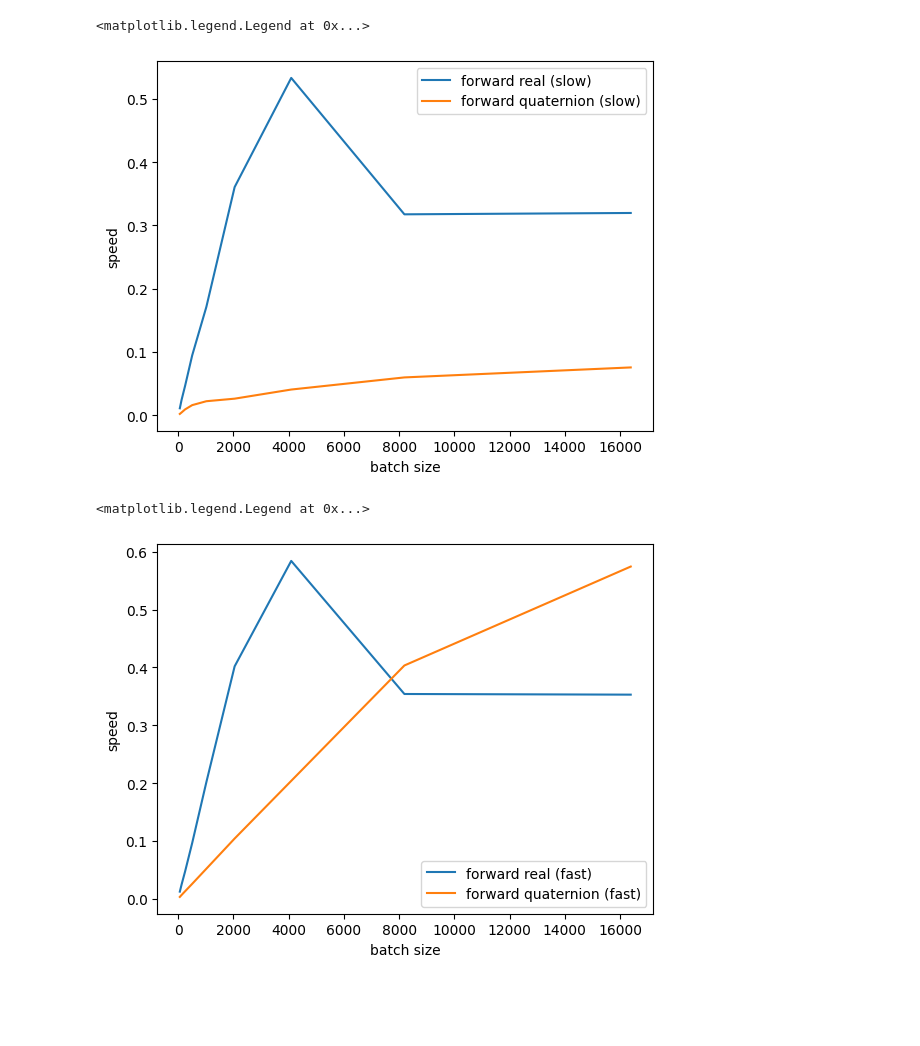
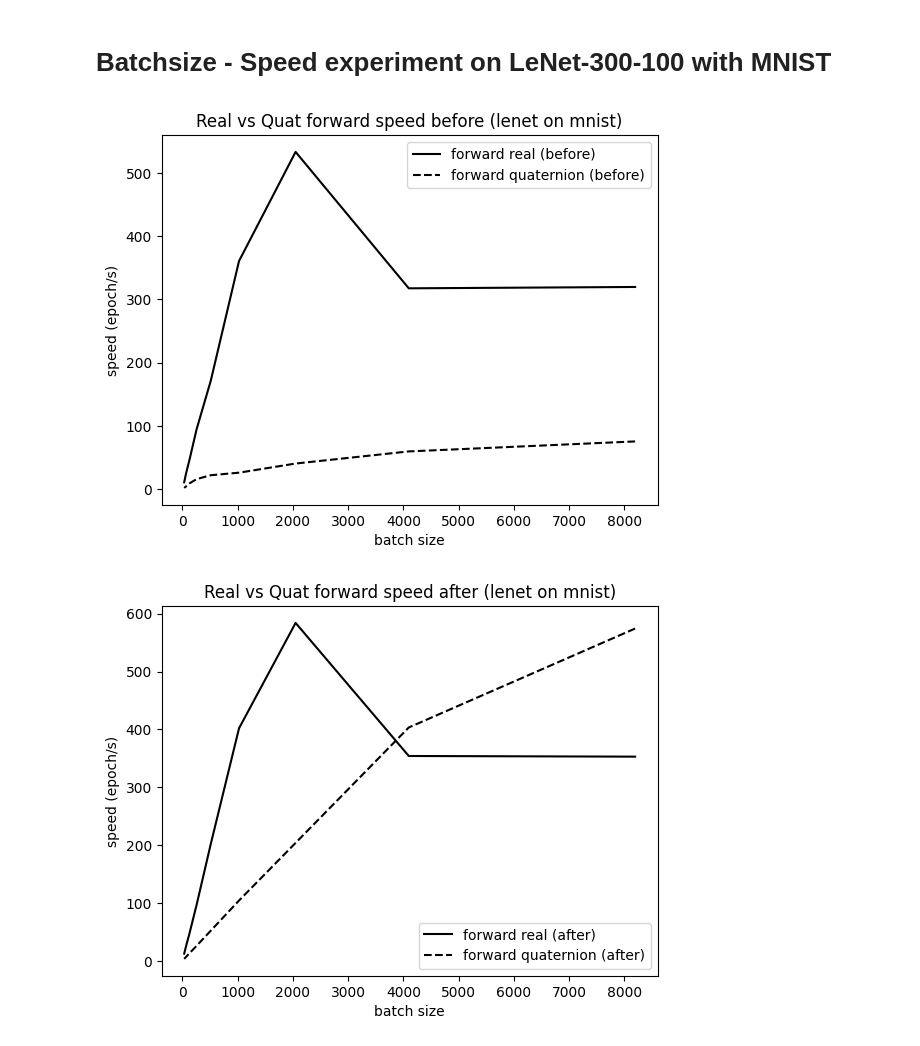
Before and after one commit to smlab-niser/quatLT23, a Jupyter notebook: docs/plot_data.ipynb, the cells around one changed output. Saved outputs shown, nothing was run; the diff lists cells and outputs as text; code cells hidden in the pictures; blank space fills up the shorter version.

```diff
--- a/docs/plot_data.ipynb
+++ b/docs/plot_data.ipynb
@@ -4,36 +5,42 @@ import numpy as np
+# %% [markdown]
+# Batchsize - Speed experiment on LeNet-300-100 with MNIST
 # %%
-batch_sizes = [2**i for i in range(14, 5, -1)]
+batch_sizes = [2**i for i in range(13, 4, -1)]
 # slower
-frs = 1/np.array([3.128, 3.149, 1.876, 2.773, 5.839, 10.55, 21.356, 40.802, 89.829])
-fqs = 1/np.array([13.213, 16.693, 24.539, 37.976, 44.843, 62.014, 106.219, 219.722, 447.518])
-brs = 1/np.array([1.625, 2.665, 6.007, 8.011, 17.781, 26.472, 51.359, 99.218, 236.377])
-bqs = 1/np.array([3.845, 7.080, 13.378, 24.690, 37.602, 66.589, 130.599, 285.788, 605.504])
+frs = 1000/np.array([3.128, 3.149, 1.876, 2.773, 5.839, 10.55, 21.356, 40.802, 89.829])
+fqs = 1000/np.array([13.213, 16.693, 24.539, 37.976, 44.843, 62.014, 106.219, 219.722, 447.518])
+brs = 1000/np.array([1.625, 2.665, 6.007, 8.011, 17.781, 26.472, 51.359, 99.218, 236.377])
+bqs = 1000/np.array([3.845, 7.080, 13.378, 24.690, 37.602, 66.589, 130.599, 285.788, 605.504])
 
 # faster
-frf = 1/np.array([2.833, 2.824, 1.712, 2.488, 4.959, 10.35, 20.993, 40.321, 80.087])
-fqf = 1/np.array([1.741, 2.479, 4.904, 9.589, 19.205, 38.441, 75.729, 148.626, 297.166])
-brf = 1/np.array([1.224, 1.982, 5.231, 6.93, 13.531, 26.507, 51.605, 99.586, 200.908])
-bqf = 1/np.array([4.409, 4.425, 8.499, 17.1, 33.23, 65.43, 129.03, 253.968, 510.735])
+frf = 1000/np.array([2.833, 2.824, 1.712, 2.488, 4.959, 10.35, 20.993, 40.321, 80.087])
+fqf = 1000/np.array([1.741, 2.479, 4.904, 9.589, 19.205, 38.441, 75.729, 148.626, 297.166])
+brf = 1000/np.array([1.224, 1.982, 5.231, 6.93, 13.531, 26.507, 51.605, 99.586, 200.908])
+bqf = 1000/np.array([4.409, 4.425, 8.499, 17.1, 33.23, 65.43, 129.03, 253.968, 510.735])
 
 
 s = slice(1, 8, 1)  # start, stop, step
 s = slice(9)  # start, stop, step
 # %%
-plt.plot(batch_sizes[s], frs[s], label='forward real (slow)')
-plt.plot(batch_sizes[s], fqs[s], label='forward quaternion (slow)')
+plt.plot(batch_sizes[s], frs[s],   "k", label='forward real (before)')
+plt.plot(batch_sizes, fqs, "k--", label='forward quaternion (before)')
 plt.xlabel('batch size')
-plt.ylabel('speed')
+plt.ylabel('speed (epoch/s)')
 plt.legend()
+plt.title("Real vs Quat forward speed before (lenet on mnist)")
+plt.savefig('images/forward_slow.png')
+plt.show()
 # %% [output]
-<matplotlib.legend.Legend at 0x...>
-[figure, old version]
+[figure, new version]
 # %%
-plt.plot(batch_sizes[s], frf[s], label='forward real (fast)')
-plt.plot(batch_sizes[s], fqf[s], label='forward quaternion (fast)')
+plt.plot(batch_sizes, frf[s],   "k", label='forward real (after)')
+plt.plot(batch_sizes[s], fqf[s], "k--", label='forward quaternion (after)')
 plt.xlabel('batch size')
-plt.ylabel('speed')
+plt.ylabel('speed (epoch/s)')
 plt.legend()
+plt.title("Real vs Quat forward speed after (lenet on mnist)")
+plt.savefig('images/forward_fast.png')
+plt.show()
 # %% [output]
-<matplotlib.legend.Legend at 0x...>
-[figure, old version]
+[figure, new version]
 # %%
```
Also changed, not shown: parts of 11 cells of this notebook, 15 other files.
